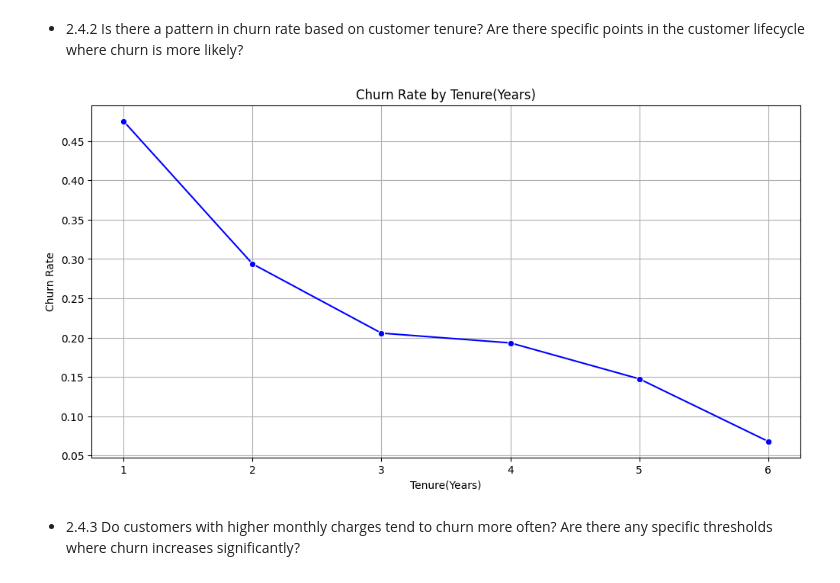
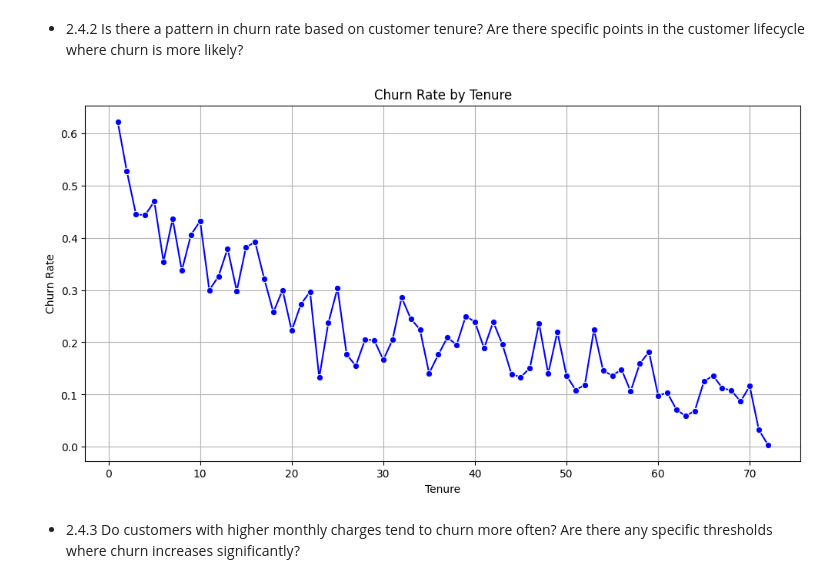
Before and after one commit to BamBamOguns/Customer-Churn-Prediction-Vodafone-Corporation-, a Jupyter notebook: notebooks/main.ipynb, the cells around one changed output. Drawn from its saved outputs; the diff is of its cells as text; code cells hidden in the pictures.

```diff
--- a/notebooks/main.ipynb
+++ b/notebooks/main.ipynb
@@ -852,18 +816,18 @@ plt.show()
 - 2.4.2 Is there a pattern in churn rate based on customer tenure? Are there specific points in the customer lifecycle where churn is more likely?
 # %%
 # Calculate churn rate by tenure
-tenure_churn1 = voda_merged.groupby('Tenure(Years)')['Churn'].value_counts(normalize = True).unstack().reset_index()
+tenure_churn1 = voda_merged.groupby('Tenure')['Churn'].value_counts(normalize = True).unstack().reset_index()
 tenure_churn1['Churn Rate'] = tenure_churn1['Yes'] / (tenure_churn1['Yes'] + tenure_churn1['No'])
 
 plt.figure(figsize = (12, 6))
-sns.lineplot(x = 'Tenure(Years)', y = 'Churn Rate', data = tenure_churn1, marker = 'o', color = 'b')
-plt.title('Churn Rate by Tenure(Years)')
-plt.xlabel('Tenure(Years)')
+sns.lineplot(x = 'Tenure', y = 'Churn Rate', data = tenure_churn1, marker = 'o', color = 'b')
+plt.title('Churn Rate by Tenure')
+plt.xlabel('Tenure')
 plt.ylabel('Churn Rate')
 plt.grid(True)
 plt.show()
 # %% [output]
-[figure, old version]
+[figure, new version]
 # %% [markdown]
 - 2.4.3 Do customers with higher monthly charges tend to churn more often? Are there any specific thresholds where churn increases significantly?
 # %%
```
Also changed, not shown: parts of 7 cells of this notebook.
